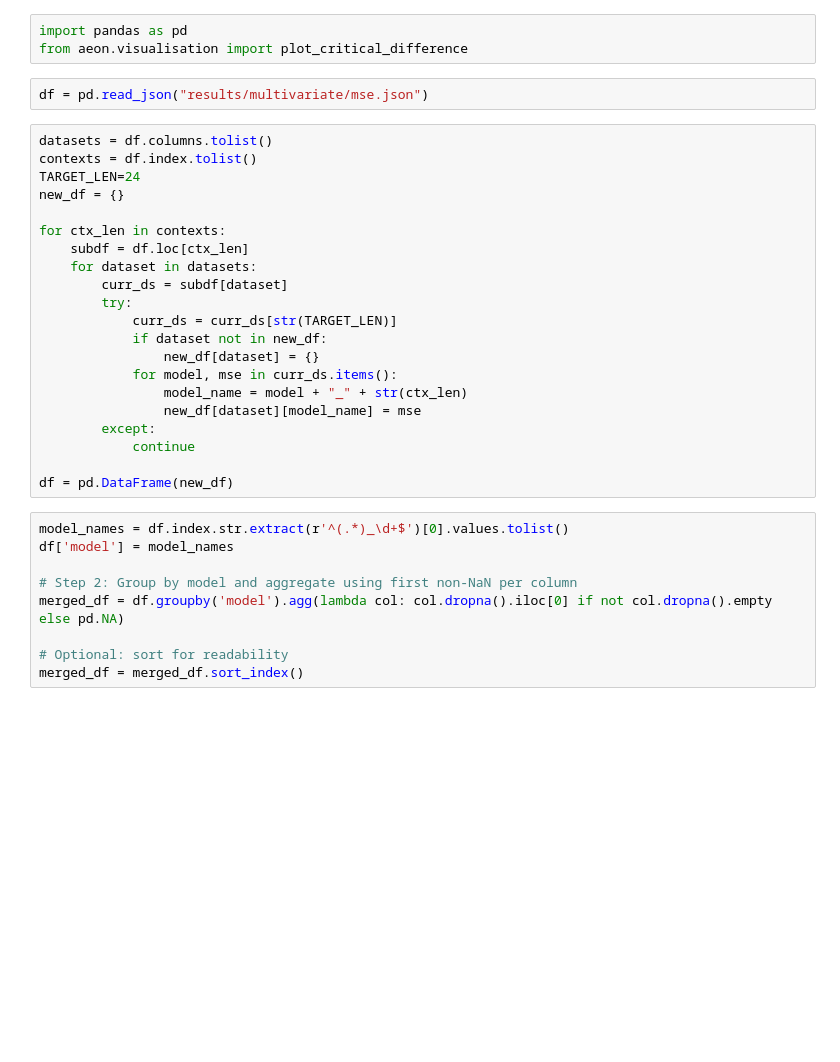
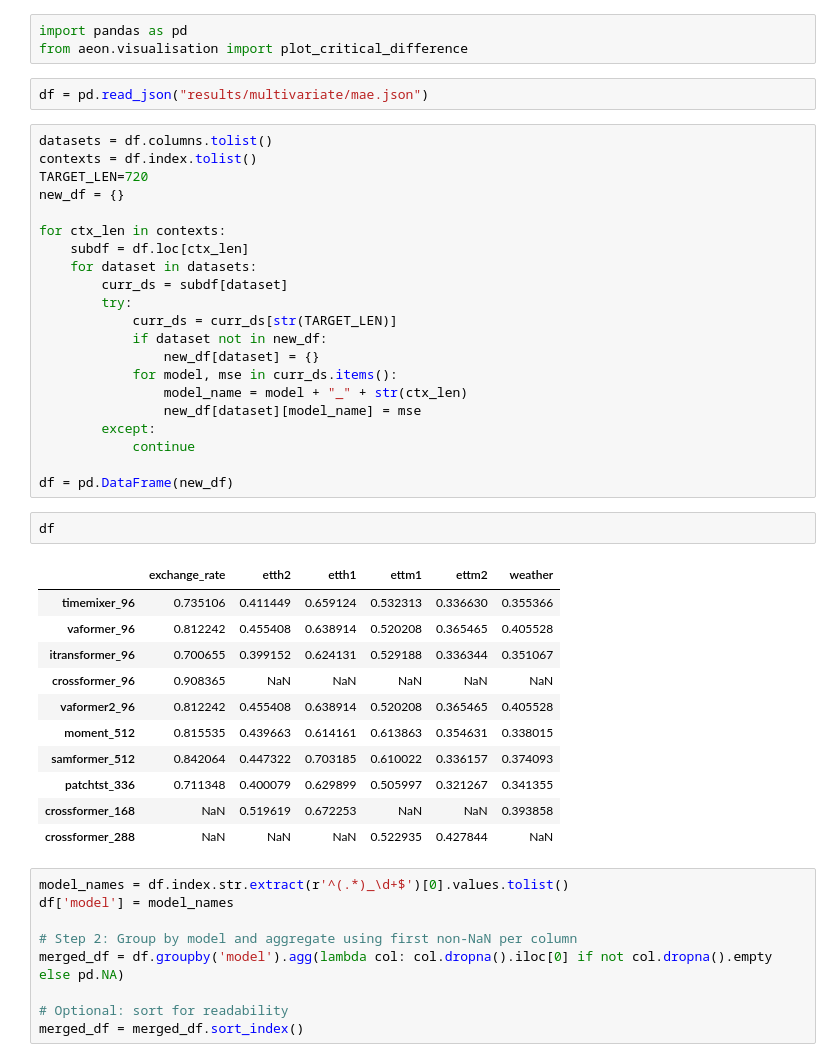
Before and after one commit to vilhess/DL4CAST, a Jupyter notebook: results.ipynb, the cells around one changed output. Cells and saved outputs as stored; diff of their text form; blank space fills up the shorter version.

```diff
--- a/results.ipynb
+++ b/results.ipynb
@@ -2,11 +2,11 @@
 import pandas as pd
 from aeon.visualisation import plot_critical_difference
 # %%
-df = pd.read_json("results/multivariate/mse.json")
+df = pd.read_json("results/multivariate/mae.json")
 # %%
 datasets = df.columns.tolist()
 contexts = df.index.tolist()
-TARGET_LEN=24
+TARGET_LEN=720
 new_df = {}
 
 for ctx_len in contexts:
@@ -24,6 +24,20 @@ for ctx_len in contexts:
             continue
 
 df = pd.DataFrame(new_df)
+# %%
+df
+# %% [output]
+|  | exchange_rate | etth2 | etth1 | ettm1 | ettm2 | weather |
+| timemixer_96 | 0.735106 | 0.411449 | 0.659124 | 0.532313 | 0.336630 | 0.355366 |
+| vaformer_96 | 0.812242 | 0.455408 | 0.638914 | 0.520208 | 0.365465 | 0.405528 |
+| itransformer_96 | 0.700655 | 0.399152 | 0.624131 | 0.529188 | 0.336344 | 0.351067 |
+| crossformer_96 | 0.908365 | NaN | NaN | NaN | NaN | NaN |
+| vaformer2_96 | 0.812242 | 0.455408 | 0.638914 | 0.520208 | 0.365465 | 0.405528 |
+| moment_512 | 0.815535 | 0.439663 | 0.614161 | 0.613863 | 0.354631 | 0.338015 |
+| samformer_512 | 0.842064 | 0.447322 | 0.703185 | 0.610022 | 0.336157 | 0.374093 |
+| patchtst_336 | 0.711348 | 0.400079 | 0.629899 | 0.505997 | 0.321267 | 0.341355 |
+| crossformer_168 | NaN | 0.519619 | 0.672253 | NaN | NaN | 0.393858 |
+| crossformer_288 | NaN | NaN | NaN | 0.522935 | 0.427844 | NaN |
 # %%
 model_names = df.index.str.extract(r'^(.*)_\d+$')[0].values.tolist()
 df['model'] = model_names
```
Also changed, not shown: parts of 2 cells of this notebook, 3 other files.
